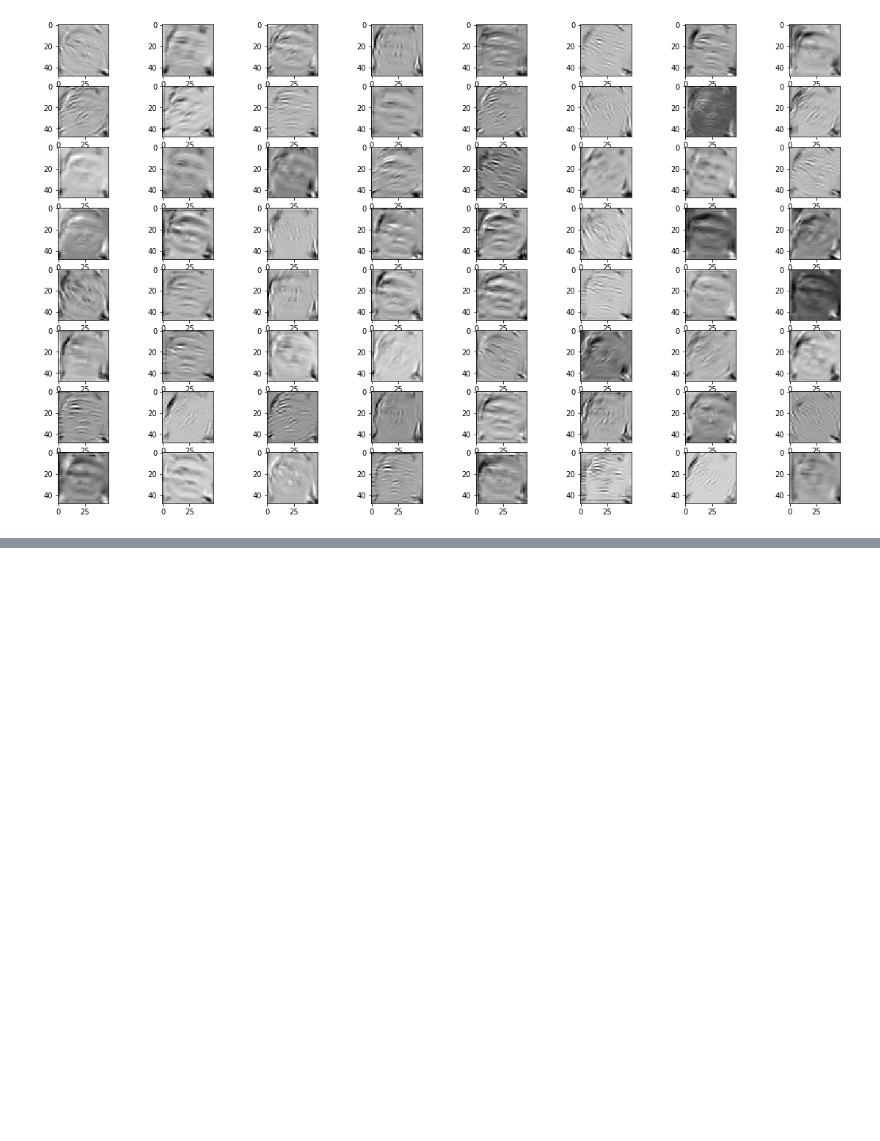
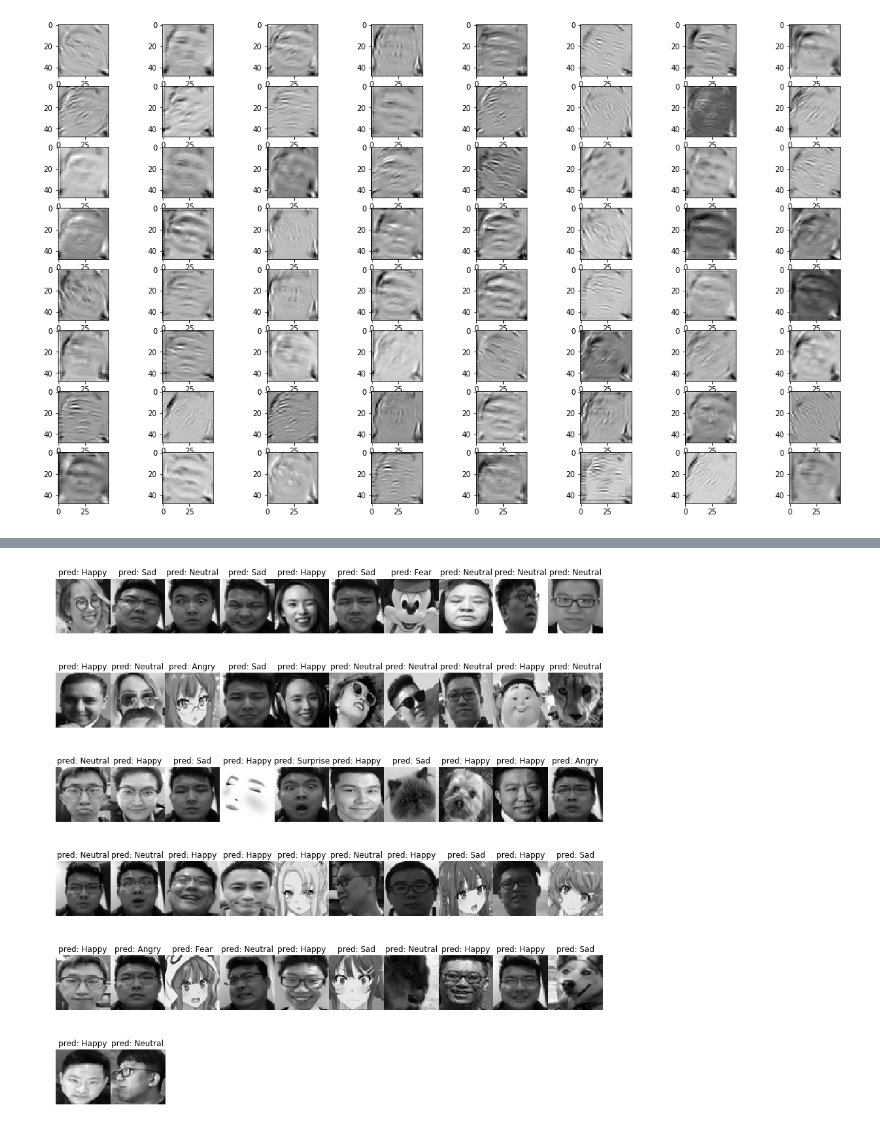
Before and after one commit to songzhm/machinelearningfinalproject, a Jupyter notebook: index.ipynb, the cells around one changed output, grey strips where cells are left out. Drawn from its saved outputs; the diff is of its cells as text; code cells hidden in the pictures; blank space fills up the shorter version.

```diff
--- a/index.ipynb
+++ b/index.ipynb
@@ -835,0 +905,16 @@ display_activation(activations, 8, 8, 4)
+# %%
+w=6
+h=10
+fig, axs = plt.subplots(w, h, figsize=(15,15))
+fig.subplots_adjust(hspace = .5, wspace=.001)
+y_pred_ = [np.argmax(i) for i in vgg16_trans_cnn.predict([x_extra_test_images, x_extra_test_features])]
+label_pred_ = [label_dic[i] for i in y_pred_]
+label_pred_
+axs = axs.ravel()
+for i in range(w*h):
+    if i<len(me_testing_labels):
+        axs[i].imshow(me_testing[i,:,:,0], cmap='gray')
+        axs[i].set_title('pred: {}'.format(label_pred_[i]))
+    axs[i].axis('off')
+# %% [output]
+[figure, added]
```
Also changed, not shown: parts of 14 cells of this notebook, 7 other files.
